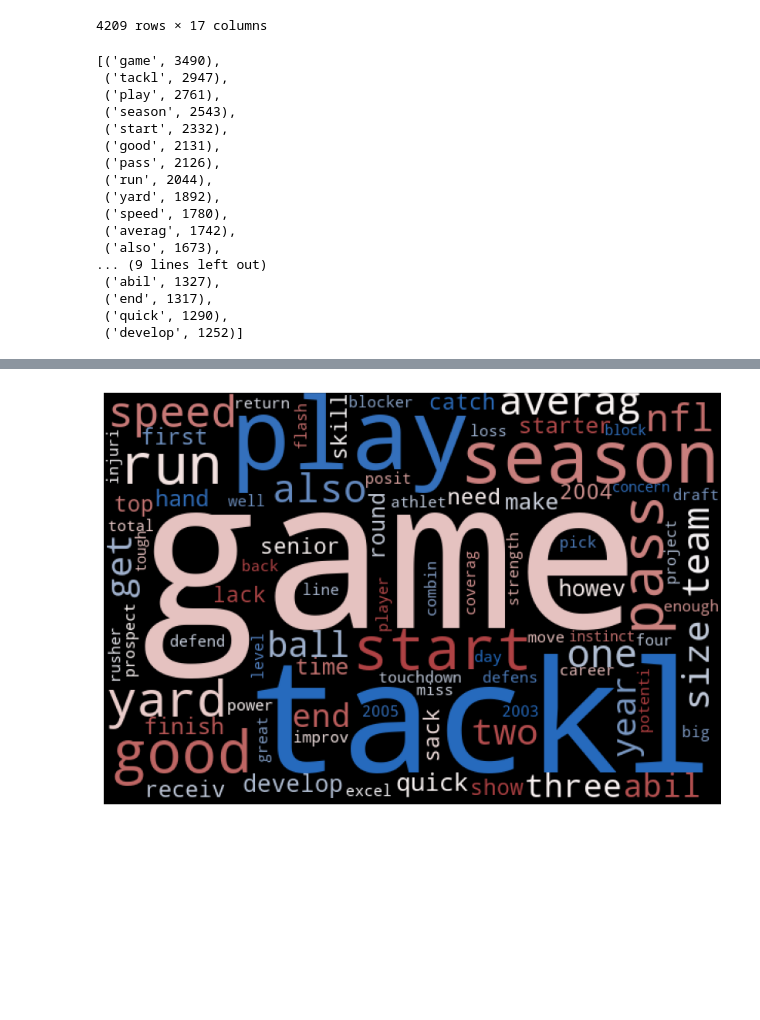
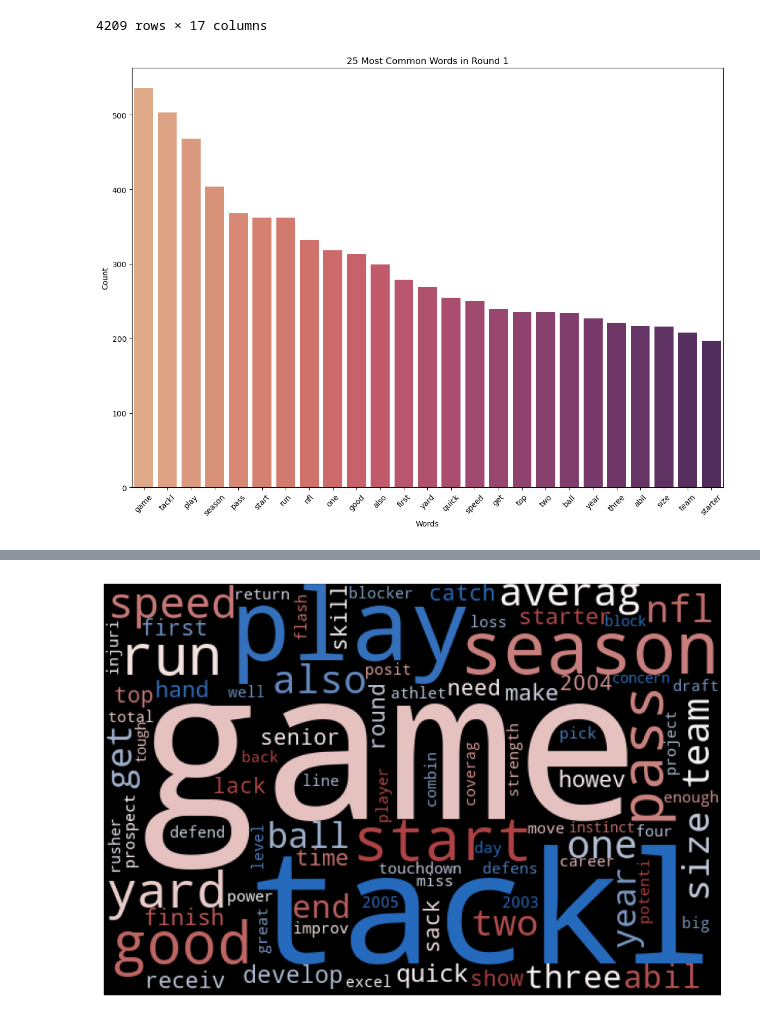
Before and after one commit to jpalgon/Draft_Scouting, a Jupyter notebook: Pre-Processing and EDA.ipynb, the cells around one changed output, grey strips where cells are left out. Drawn from its saved outputs; the diff is of its cells as text; code cells hidden in the pictures; blank space fills up the shorter version.

```diff
--- a/Pre-Processing and EDA.ipynb
+++ b/Pre-Processing and EDA.ipynb
@@ -146,3 +146,5 @@ df.reportlen = df.processed_report.apply(len)
 df.joined_processed_report = df.processed_report.str.join(" ")
 # %%
 df['joined_report'] = df.processed_report.str.join(" ")
+# %%
+round1 = list(FreqDist(df.processed_report[df.Round == 1].explode()).most_common(25))
@@ -151,20 +165,11 @@ freq_dist = FreqDist(df.processed_report.explode())
-# %%
-list(freq_dist.most_common(25))
-# %% [output]
-[('game', 3490),
- ('tackl', 2947),
- ('play', 2761),
- ('season', 2543),
- ('start', 2332),
- ('good', 2131),
- ('pass', 2126),
- ('run', 2044),
- ('yard', 1892),
- ('speed', 1780),
- ('averag', 1742),
- ('also', 1673),
-... (9 lines left out)
- ('abil', 1327),
- ('end', 1317),
- ('quick', 1290),
- ('develop', 1252)]
+# %%
+fig, ax = plt.subplots(figsize = (14,10))
+labels = [i[0] for i in round1]
+values = [i[1] for i in round1]
+sns.barplot(x=labels,y=values,palette='flare')
+plt.xticks(rotation=45)
+plt.xlabel('Words')
+plt.ylabel('Count')
+plt.title('25 Most Common Words in Round 1');
+# %% [output]
+[figure, added]
```
Also changed, not shown: parts of 22 cells of this notebook.
